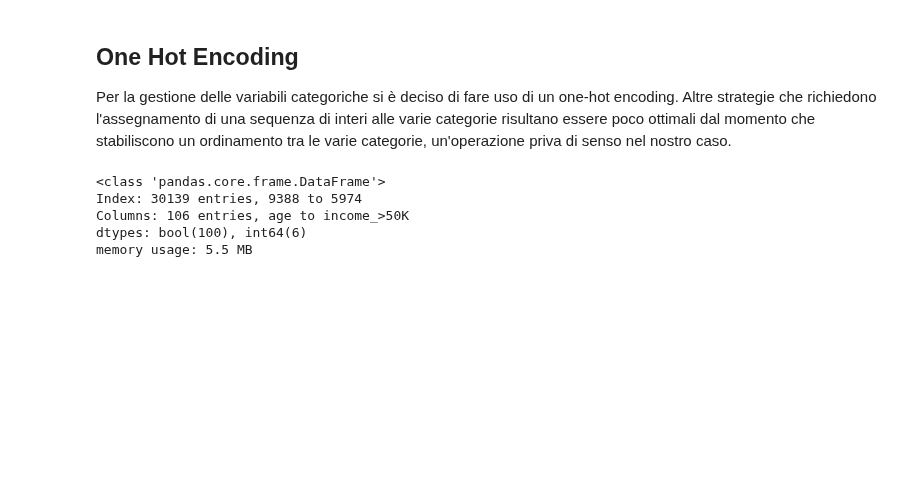
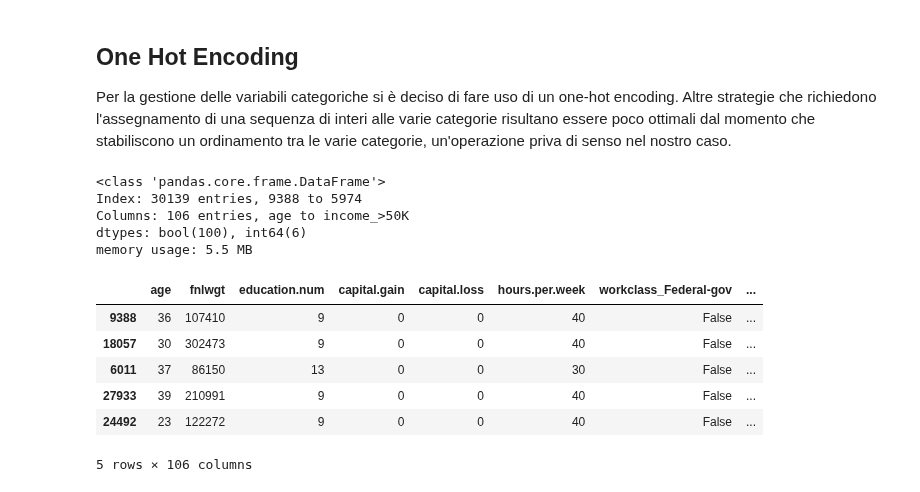
Before and after one commit to ale29ruf/Progetto_Data_Mining, a Jupyter notebook: ProgettoACI.ipynb, the cells around one changed output. Cells and saved outputs as stored; diff of their text form; code cells hidden in the pictures; blank space fills up the shorter version.

```diff
--- a/ProgettoACI.ipynb
+++ b/ProgettoACI.ipynb
@@ -233,3 +188,13 @@ Index: 30139 entries, 9388 to 5974
 Columns: 106 entries, age to income_>50K
 dtypes: bool(100), int64(6)
 memory usage: 5.5 MB
+# %%
+new_data.head()
+# %% [output]
+|  | age | fnlwgt | education.num | capital.gain | capital.loss | hours.per.week | workclass_Federal-gov | ... |
+| 9388 | 36 | 107410 | 9 | 0 | 0 | 40 | False | ... |
+| 18057 | 30 | 302473 | 9 | 0 | 0 | 40 | False | ... |
+| 6011 | 37 | 86150 | 13 | 0 | 0 | 30 | False | ... |
+| 27933 | 39 | 210991 | 9 | 0 | 0 | 40 | False | ... |
+| 24492 | 23 | 122272 | 9 | 0 | 0 | 40 | False | ... |
+5 rows × 106 columns
```
Also changed, not shown: parts of 31 cells of this notebook.
